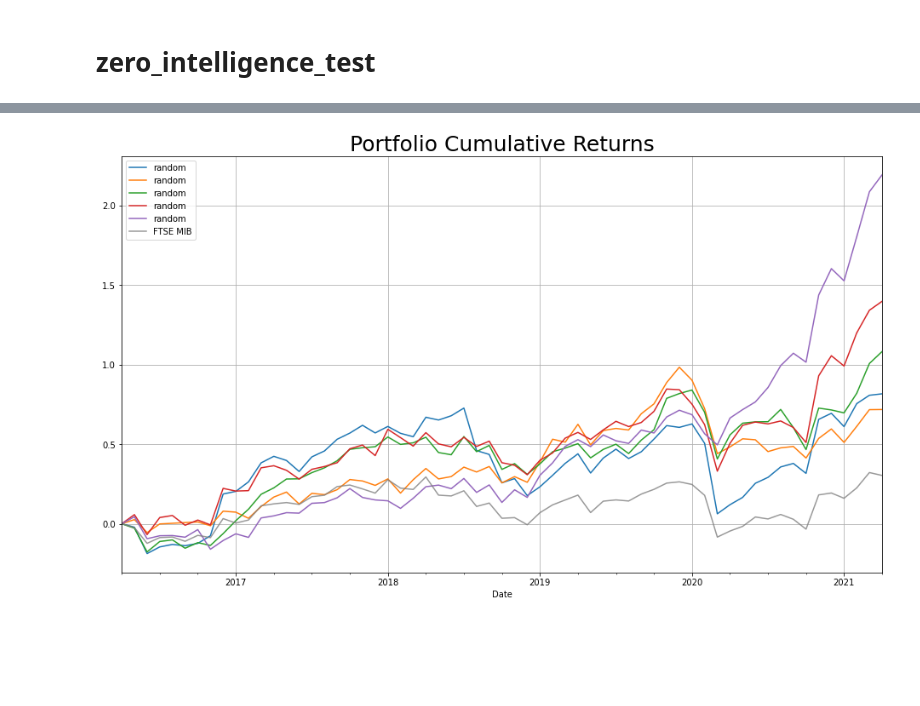
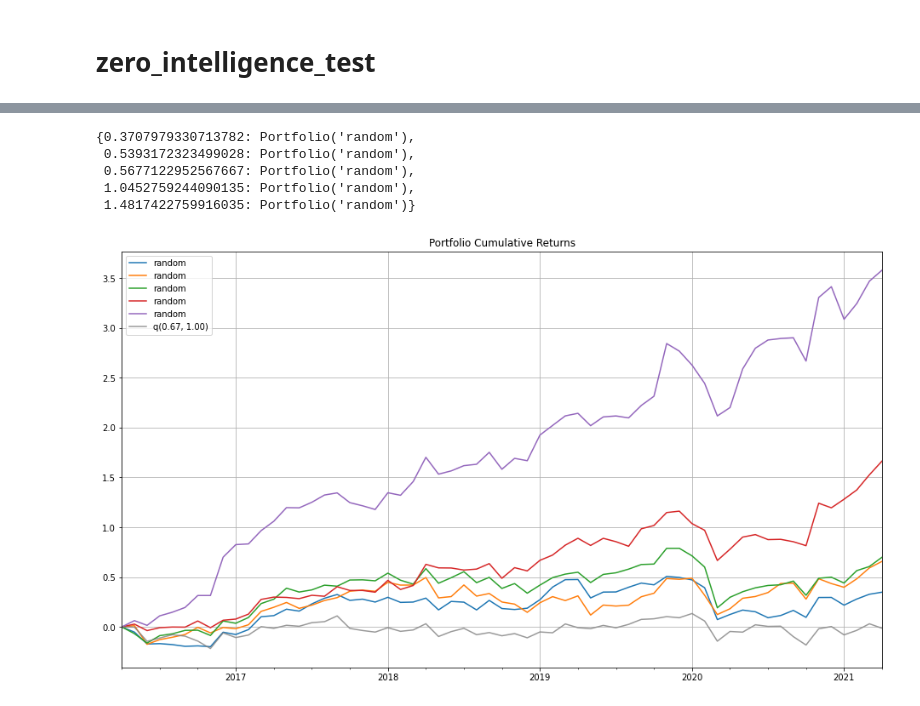
Before and after one commit to atomtosov/pqr, a Jupyter notebook: examples/example_value_in_italy.ipynb, the cells around one changed output, grey strips where cells are left out. Drawn from its saved outputs; the diff is of its cells as text; code cells hidden in the pictures; blank space fills up the shorter version.

```diff
--- a/examples/example_value_in_italy.ipynb
+++ b/examples/example_value_in_italy.ipynb
@@ -14,9 +14,6 @@ index = pd.read_excel('~/notebooks/summer_school/data/benchmark.xlsx', index_col
 pe = pd.read_excel('~/notebooks/summer_school/data/mults/pe.xlsx', index_col=0, parse_dates=True)
 mcap = pd.read_excel('~/notebooks/summer_school/data/financials/market_cap.xlsx', index_col=0, parse_dates=True)
 volume = pd.read_excel('~/notebooks/summer_school/data/liquidity/volume.xlsx', index_col=0, parse_dates=True)
-# %%
-# корректируем матрицы (сортировка + удаление лишних колонок и индексов)
-prices, pe, mcap, volume = pqr.correct_matrices(prices, pe, mcap, volume)
 # %% [markdown]
 ## Создаем на основе данных факторы
 # %%
@@ -24,7 +21,7 @@ prices, pe, mcap, volume = pqr.correct_matrices(prices, pe, mcap, volume)
 liquidity_filter = pqr.Factor(volume).look_back().data > 2_000_000
 
 # основной фактор на основе P/E
-value = pqr.Factor(pe).transform(looking_back_period=3, lag_period=0, holding_period=3)
+value = pqr.Factor(pe).look_back(3).hold(3)
 value.prefilter(liquidity_filter)
 
 # взвешивающий фактор на основе капитализации
@@ -43,7 +40,7 @@ portfolios = pqr.fit_factor_model(
     balance=100_000,
     quantiles=3,
     add_wml=True,
-    is_bigger_better=True
+    is_bigger_better=False
 )
 # %% [markdown]
 ## После обучения у факторной модели появились портфели. С ними можно работать по отдельности
@@ -180,7 +195,7 @@ best_portfolio = portfolios[2]
 %%time
 %%capture
 
-target_values, random_portfolios = pqr.zero_intelligence_test(
+results = pqr.zero_intelligence_test(
     prices,
     best_portfolio,
     pqr.sharpe_ratio,
@@ -193,7 +208,12 @@ Wall time: 6.67 s
+# %%
+results
+# %% [output]
+{0.3707979330713782: Portfolio('random'),
+ 0.5393172323499028: Portfolio('random'),
+ 0.5677122952567667: Portfolio('random'),
+ 1.0452759244090135: Portfolio('random'),
+ 1.4817422759916035: Portfolio('random')}
 # %%
-pqr.plot_cumulative_returns(
-    *random_portfolios,
-    benchmark=benchmark
-)
+pqr.plot_cumulative_returns(results.values(), benchmark=best_portfolio)
 # %% [output]
-[figure, old version]
+[figure, new version]
```
Also changed, not shown: parts of 11 cells of this notebook, 5 other files.
